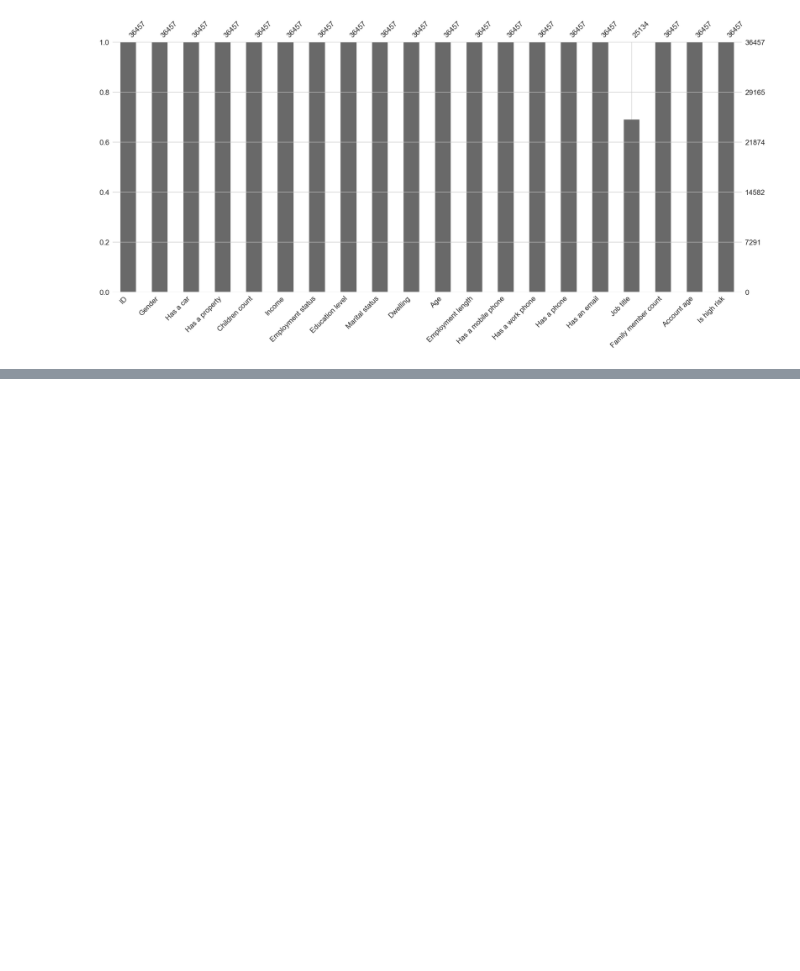
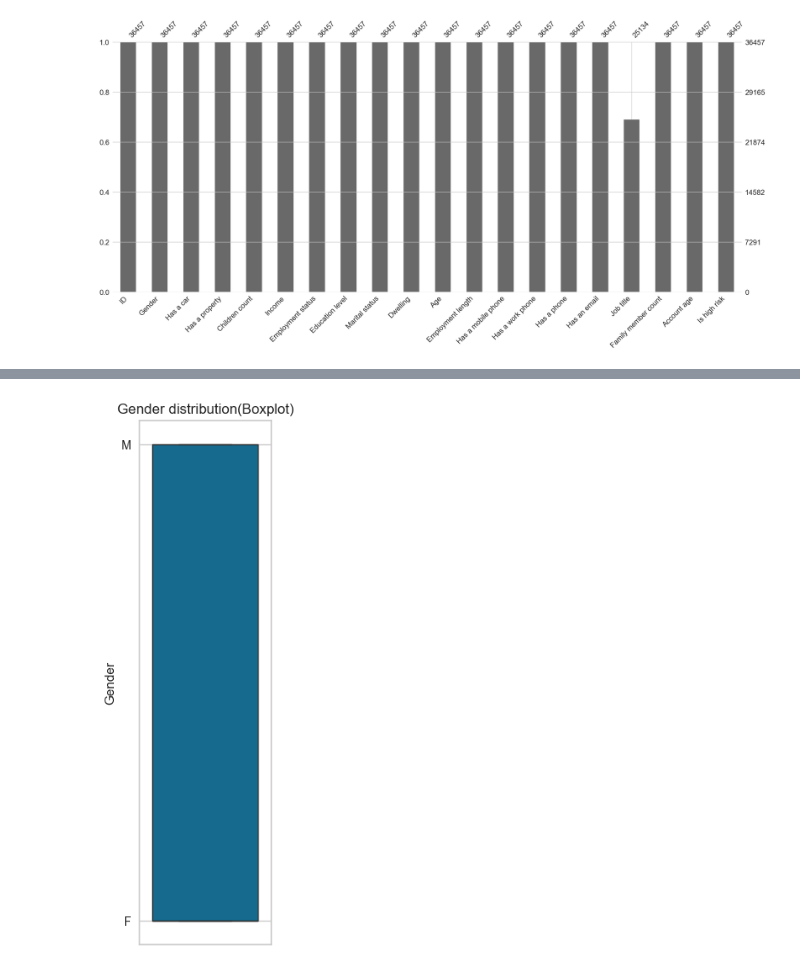
Before and after one commit to pisceskibo/CreditCardApprovalPrediction, a Jupyter notebook: CreditCard.ipynb, the cells around one changed output, grey strips where cells are left out. Cells and saved outputs as stored; diff of their text form; code cells hidden in the pictures; blank space fills up the shorter version.

```diff
--- a/CreditCard.ipynb
+++ b/CreditCard.ipynb
@@ -237,0 +298,5 @@ plt.show()
+# %%
+# Vẽ biểu đồ hộp
+create_box_plot(cc_train_copy, 'Gender', cc_train_copy)
+# %% [output]
+[figure, added]
```
Also changed, not shown: parts of 12 cells of this notebook, 1 other file.
